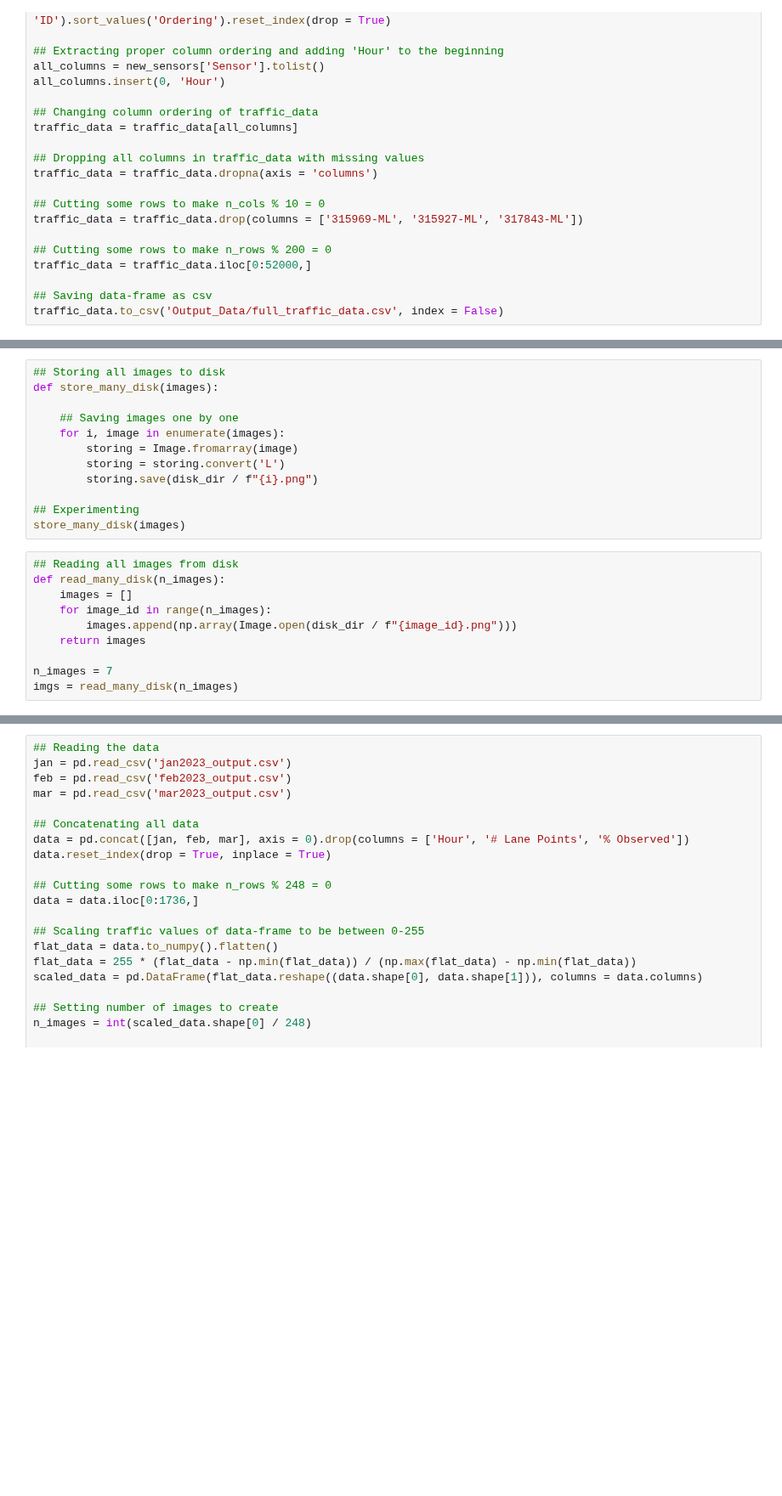
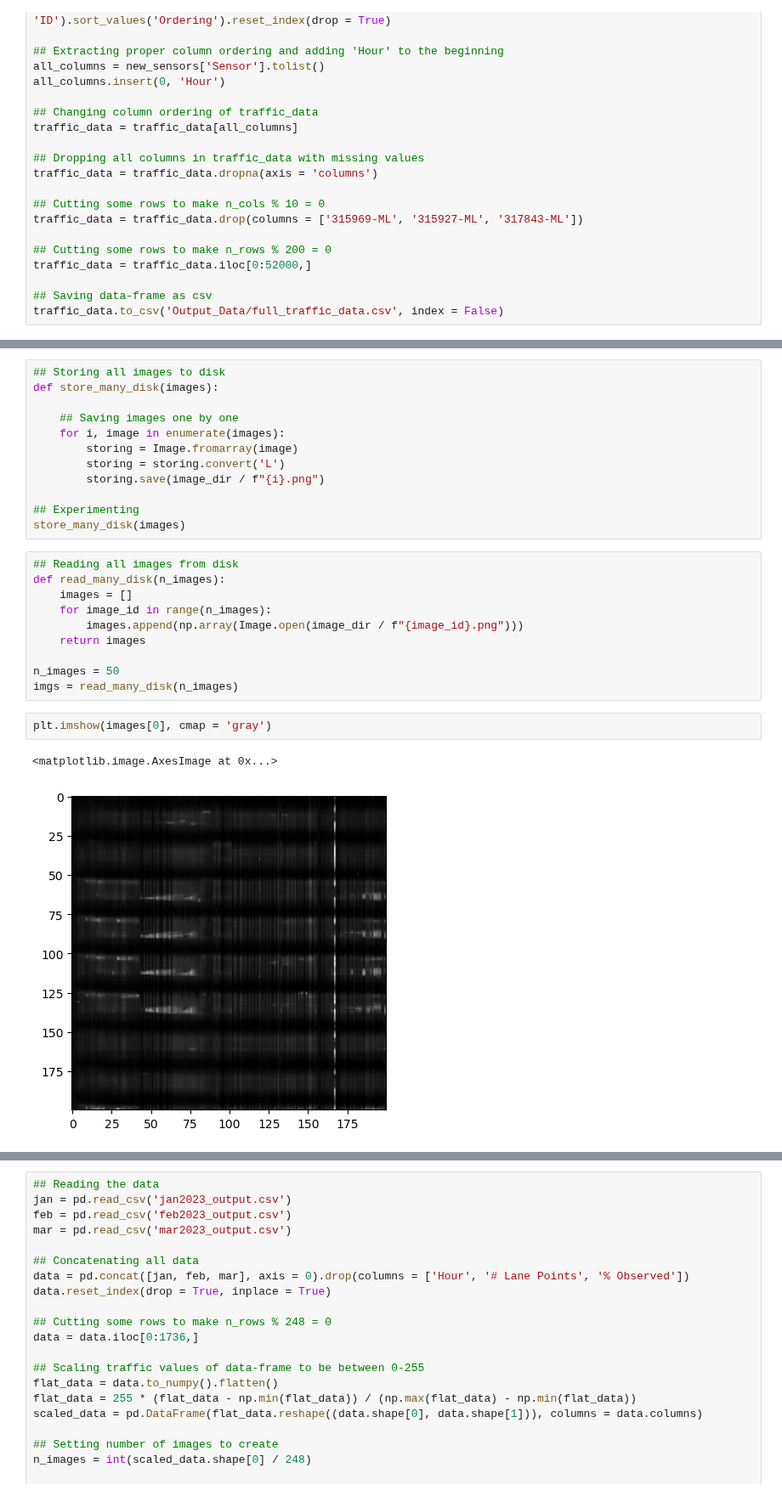
Before and after one commit to Evan-Callaghan/FieldsAcademy-NeuralNetworks, a Jupyter notebook: Project/Working/working.ipynb, the cells around one changed output, grey strips where cells are left out. Shown at 85% size. Drawn from its saved outputs; the diff is of its cells as text; blank space fills up the shorter version.

Commit message:
Generating images

```diff
--- a/Project/Working/working.ipynb
+++ b/Project/Working/working.ipynb
@@ -103,7 +107,7 @@ def store_many_disk(images):
     for i, image in enumerate(images):
         storing = Image.fromarray(image)
         storing = storing.convert('L')
-        storing.save(disk_dir / f"{i}.png")
+        storing.save(image_dir / f"{i}.png")
 
 ## Experimenting
 store_many_disk(images)
@@ -112,10 +116,15 @@ store_many_disk(images)
 def read_many_disk(n_images):
     images = []
     for image_id in range(n_images):
-        images.append(np.array(Image.open(disk_dir / f"{image_id}.png")))
+        images.append(np.array(Image.open(image_dir / f"{image_id}.png")))
     return images
 
-n_images = 7
+n_images = 50
 imgs = read_many_disk(n_images)
+# %%
+plt.imshow(images[0], cmap = 'gray')
+# %% [output]
+<matplotlib.image.AxesImage at 0x...>
+[figure, added]
 # %%
 plt.imshow(imgs[0], cmap = 'gray')
```
Also changed, not shown: parts of 3 cells of this notebook.
